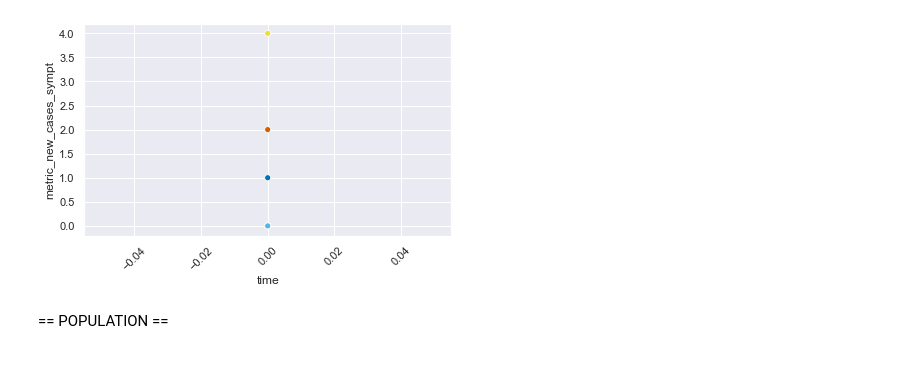
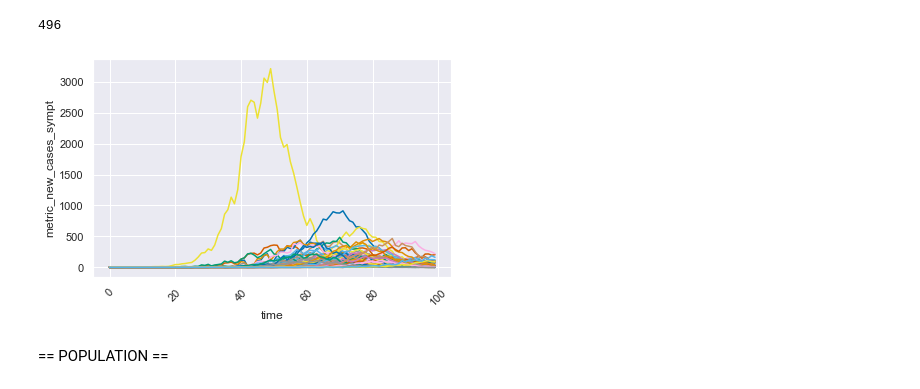
Before and after one commit to dime-worldbank/Disease-Modelling-SSA, a Jupyter notebook: notebooks/JavaOutputProcessing.ipynb, the cells around one changed output. Drawn from its saved outputs; the diff is of its cells as text; code cells hidden in the pictures.

```diff
--- a/notebooks/JavaOutputProcessing.ipynb
+++ b/notebooks/JavaOutputProcessing.ipynb
@@ -15,5 +13,5 @@ pwd
 # %%
-namepart = "results_-674654504"
+namepart = "results_0.16_100_12345"
 results_filename = "/Users/swise/workspace/worldbank/Disease-Modelling-SSA/java/WorldBankCovid19/" + namepart + ".txt"
 #infections_filename = "/Users/swise/workspace/worldbank/Disease-Modelling-SSA/java/WorldBankCovid19/results_-1286929029.txt"
 # %%
@@ -43,24 +27,31 @@ r_data
+# %%
+sum(r_data['metric_new_cases_sympt'])
+# %% [output]
+496
 # %%
-sns.scatterplot(
-#sns.lineplot(
+#sns.scatterplot(
+sns.lineplot(
              x="time",
+             #y="metric_new_deaths",
              #y="metric_new_hospitalized",
              y="metric_new_cases_sympt",
              palette="colorblind", hue="myId",
-             data=r_data, legend=False)
+             data=r_data,
+            legend=False
+            )#.legend(bbox_to_anchor= (1.03, 1) )
 
 #ax.set_title('New Deaths', fontsize=20)
 #ax.set_ylabel('Number of deaths')
 #ax.legend(fontsize=10, title_fontsize=30, loc='upper left')
 #ax.yaxis.set_major_formatter(mpl.ticker.StrMethodFormatter('{x:,.0f}'))
 
 #ax.patch.set_alpha(0)
 # ax.axes.get_xaxis().set_visible(False)
 # ax.axes.get_yaxis().set_visible(False)
 plt.xticks(rotation=45)
 plt.tight_layout()
 # %% [output]
-[figure, old version]
+[figure, new version]
 # %% [markdown]
 == POPULATION ==
 # %%
```
Also changed, not shown: parts of 7 cells of this notebook, 3 other files.
